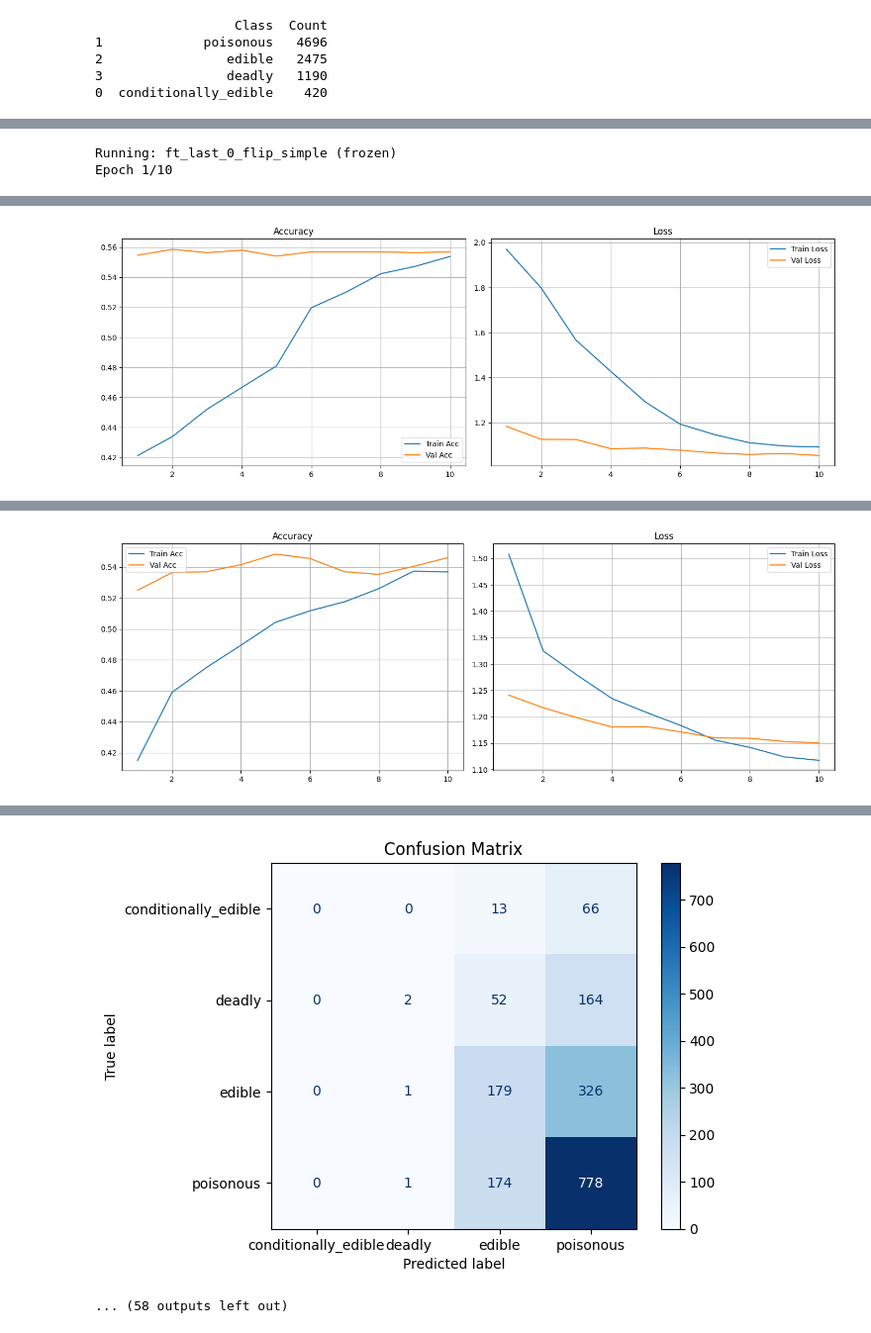
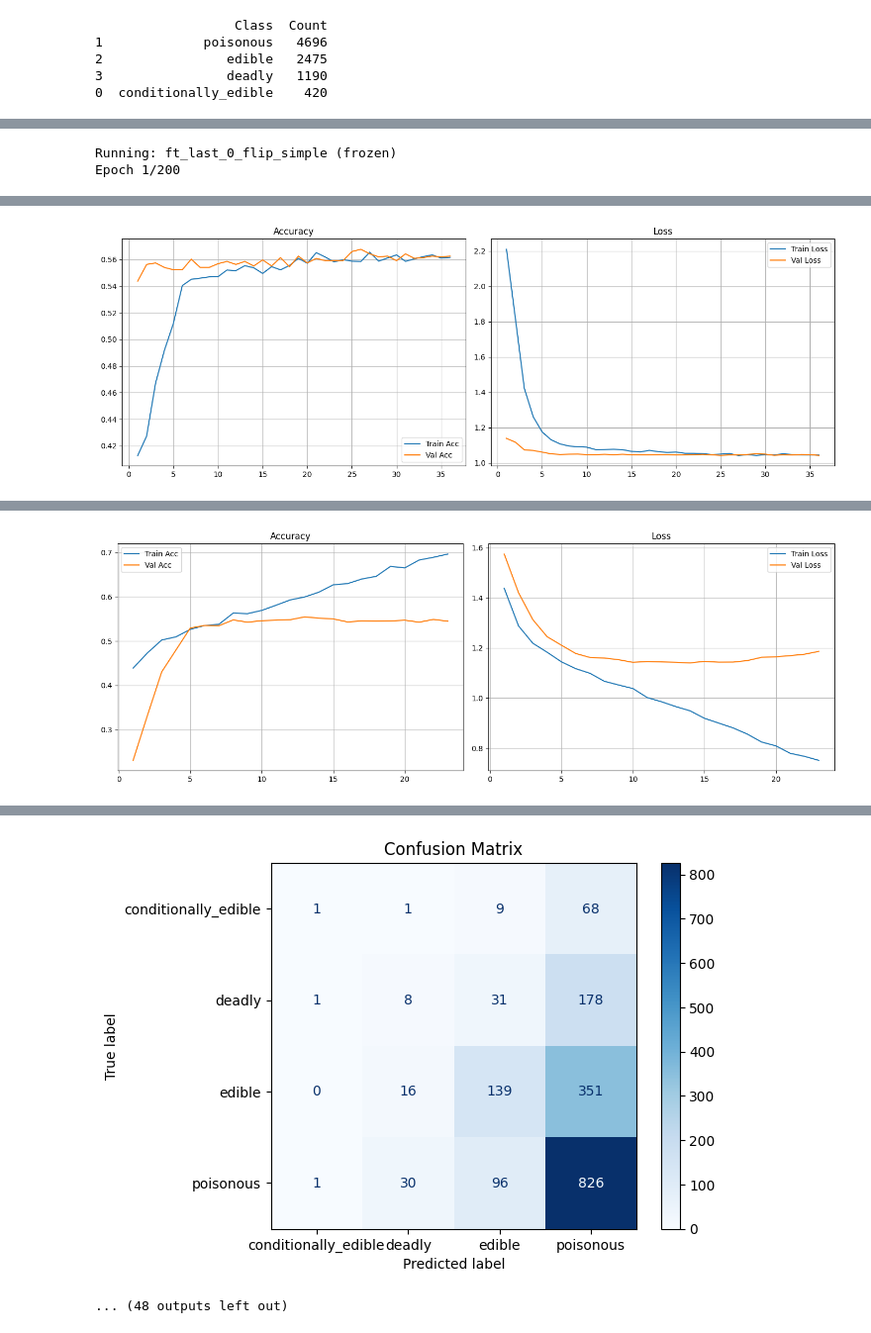
Before and after one commit to kahlus2001/mobile-net-mushroom-classification, a Jupyter notebook: mobile-net-classification.ipynb, the cells around one changed output, grey strips where cells are left out. Shown at 99% size. Saved outputs shown, nothing was run; the diff lists cells and outputs as text; code cells hidden in the pictures.

```diff
--- a/mobile-net-classification.ipynb
+++ b/mobile-net-classification.ipynb
@@ -210,6 +339,8 @@ def get_classifier(name):
     elif name == "deep":
         return [
             layers.GlobalAveragePooling2D(),
+            layers.Dense(512, activation='relu'),
+            layers.Dropout(0.5),
             layers.Dense(256, activation='relu'),
             layers.Dropout(0.4),
             layers.Dense(128, activation='relu'),
@@ -225,11 +356,7 @@ def get_classifier(name):
         raise ValueError("Unknown classifier head")
 # %%
 def build_model(fine_tune, fine_tune_at, augmentation_name, classifier_name):
-    base_model = MobileNetV2(
-        input_shape=(*IMG_SIZE, 3),
-        include_top=False,
-        weights='imagenet'
-    )
+    base_model = BASE_MODEL
 
     if fine_tune:
         base_model.trainable = True
@@ -350,7 +484,6 @@ experiments = [
         "fine_tune": False,
         "fine_tune_at": None,
         "learning_rate": 1e-3,
-        "epochs": 10,
         "augmentation_name": "flip",
         "classifier_name": "simple"
     },
@@ -361,7 +494,6 @@ experiments = [
         "fine_tune": True,
         "fine_tune_at": -30,
         "learning_rate": 1e-5,
-        "epochs": 10,
         "augmentation_name": "flip",
         "classifier_name": "simple"
     },
@@ -371,7 +503,6 @@ experiments = [
         "fine_tune": True,
         "fine_tune_at": -50,
         "learning_rate": 1e-5,
-        "epochs": 10,
         "augmentation_name": "flip",
         "classifier_name": "simple"
     },
@@ -381,18 +512,15 @@ experiments = [
         "fine_tune": True,
         "fine_tune_at": -80,
         "learning_rate": 1e-5,
-        "epochs": 10,
         "augmentation_name": "flip",
         "classifier_name": "simple"
     },
-
 
     {
         "name": "ft_all_layers_flip_simple",
         "fine_tune": True,
         "fine_tune_at": 0,
         "learning_rate": 1e-5,
-        "epochs": 10,
         "augmentation_name": "flip",
         "classifier_name": "simple"
     },
@@ -404,7 +532,6 @@ experiments = [
         "fine_tune": True,
         "fine_tune_at": -30,
         "learning_rate": 1e-5,
-        "epochs": 10,
         "augmentation_name": "flip_zoom",
         "classifier_name": "simple"
     },
@@ -414,7 +541,6 @@ experiments = [
         "fine_tune": True,
         "fine_tune_at": -30,
         "learning_rate": 1e-5,
-        "epochs": 10,
         "augmentation_name": "flip_rotate",
         "classifier_name": "simple"
     },
@@ -426,7 +552,6 @@ experiments = [
         "fine_tune": True,
         "fine_tune_at": -30,
         "learning_rate": 1e-5,
-        "epochs": 10,
         "augmentation_name": "flip",
         "classifier_name": "deep"
     },
@@ -436,7 +561,6 @@ experiments = [
         "fine_tune": True,
         "fine_tune_at": -30,
         "learning_rate": 1e-5,
-        "epochs": 10,
         "augmentation_name": "flip",
         "classifier_name": "minimal"
     },
@@ -448,7 +572,6 @@ experiments = [
         "fine_tune": True,
         "fine_tune_at": -30,
         "learning_rate": 1e-4,
-        "epochs": 10,
         "augmentation_name": "flip",
         "classifier_name": "simple"
     },
@@ -458,29 +581,6 @@ experiments = [
         "fine_tune": True,
         "fine_tune_at": -30,
         "learning_rate": 1e-6,
-        "epochs": 10,
-        "augmentation_name": "flip",
-        "classifier_name": "simple"
-    },
-
-    # testing different epochs
-
-    {
-        "name": "ft_last_30_flip_simple_5_epochs",
-        "fine_tune": True,
-        "fine_tune_at": -30,
-        "learning_rate": 1e-5,
-        "epochs": 5,
-        "augmentation_name": "flip",
-        "classifier_name": "simple"
-    },
-
-    {
-        "name": "ft_last_30_flip_simple_15_epochs",
-        "fine_tune": True,
-        "fine_tune_at": -30,
-        "learning_rate": 1e-5,
-        "epochs": 15,
         "augmentation_name": "flip",
         "classifier_name": "simple"
     }
@@ -492,13 +592,12 @@ for exp in experiments:
     result = run_experiment(
         name=exp["name"],
         fine_tune=exp["fine_tune"],
-        fine_tune_at=exp.get("fine_tune_at", -30),  # use default if None
+        fine_tune_at=exp.get("fine_tune_at", -30),
         learning_rate=exp["learning_rate"],
-        epochs=exp["epochs"],
         augmentation_name=exp["augmentation_name"],
         classifier_name=exp["classifier_name"]
     )
     results.append(result)
 # %% [output]
 Running: ft_last_0_flip_simple (frozen)
-Epoch 1/10
+Epoch 1/200
@@ -525 +622 @@ Epoch 10/10
-[figure, old version]
+[figure, new version]
@@ -568 +663 @@ Epoch 10/10
-[figure, old version]
+[figure, new version]
@@ -586,5 +681,5 @@ Epoch 10/10
-[figure, old version]
+[figure, new version]
-... (58 outputs left out)
+... (48 outputs left out)
 # %%
 df_results = pd.DataFrame(results)[[
     "name", "fine_tune", "fine_tune_at", "learning_rate",
```
Also changed, not shown: parts of 20 cells of this notebook.
